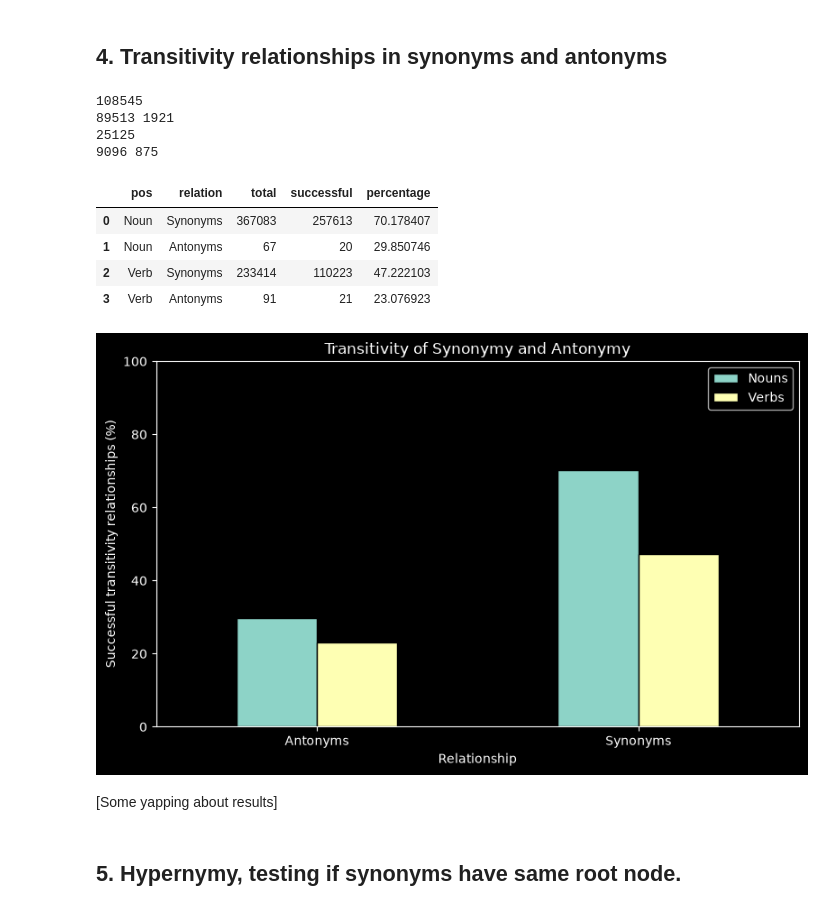
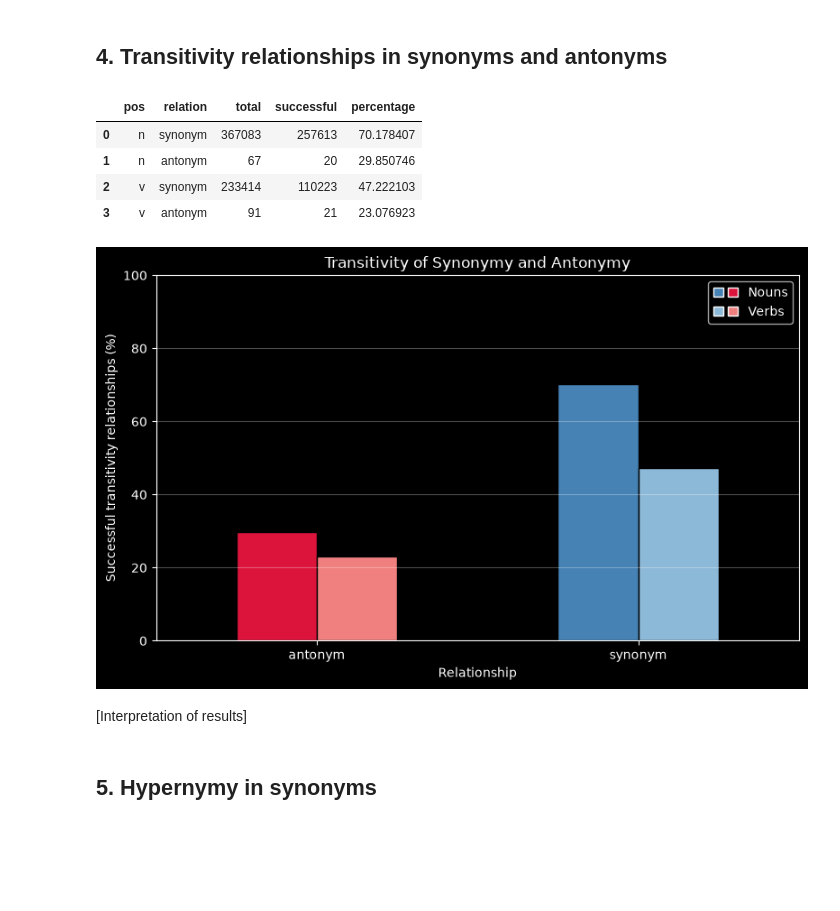
Before and after one commit to Eemeliky/NLP_Project_2026, a Jupyter notebook: NLP_project_2026.ipynb, the cells around one changed output. Cells and saved outputs as stored; diff of their text form; code cells hidden in the pictures; blank space fills up the shorter version.

```diff
--- a/NLP_project_2026.ipynb
+++ b/NLP_project_2026.ipynb
@@ -20,13 +20,21 @@ import pandas as pd
 import numpy as np
 import matplotlib.pyplot as plt
 
+from matplotlib.patches import Patch
+from matplotlib.legend_handler import HandlerTuple
 from collections import defaultdict
 from itertools import combinations
+
 from nltk.corpus import wordnet as wn
-from sympy.physics.units import percent
 
 POS_TAGS = [wn.NOUN, wn.VERB]
 METHODS = ["path", "wup"]
+COLORS = {
+    ("synonym", wn.NOUN): "#4682B4",
+    ("synonym", wn.VERB): "#8DB9D8",
+    ("antonym", wn.NOUN): "#DC143C",
+    ("antonym", wn.VERB): "#F08080",
+}
 
 
 def similarity(s1, s2, method="path"):
@@ -75,6 +83,8 @@ for pos in POS_TAGS:
             'relation': rel,
             'word1': w1,
             'word2': w2,
+            's1': s1,
+            's2': s2,
             'similarity': sim
         })
 
@@ -95,9 +105,8 @@ display(statistics)
  ## 2. Generate pair similarity distribution histograms
 # %%
 BIN_COUNT = 10
-COLORS = ["steelblue", "crimson"]
 
-for i, relation in enumerate(["synonym", "antonym"]):
+for relation in ["synonym", "antonym"]:
     sims = DATAFRAME.loc[DATAFRAME["relation"] == relation, "similarity"].dropna()
 
     min_sim = sims.min()
@@ -106,10 +115,10 @@ for i, relation in enumerate(["synonym", "antonym"]):
     bins = np.linspace(min_sim, max_sim, BIN_COUNT + 1)
 
     plt.figure(figsize=(8,5))
-    plt.hist(sims, bins=bins, edgecolor="black", rwidth=0.8, color=COLORS[i % len(COLORS)])
+    plt.hist(sims, bins=bins, edgecolor="black", rwidth=0.8, color=COLORS[relation, "n"])
     plt.xlabel("Pair similarity")
     plt.ylabel("Number of pairs")
-    plt.title(f"{relation!r} similarity distribution")
+    plt.title(f"{relation} similarity distribution")
     plt.grid(axis='y', alpha=0.3)
 
     plt.tight_layout()
@@ -133,13 +142,11 @@ def build_relations_tables(df_pos):
     synonyms = defaultdict(set)
     antonyms = defaultdict(set)
 
-    print(len(df_pos))
     for row in df_pos.itertuples(index=False):
         table = synonyms if row.relation == "synonym" else antonyms
         table[row.word1].add(row.word2)
         table[row.word2].add(row.word1)
 
-    print(len(synonyms), len(antonyms))
     return synonyms, antonyms
 
 
@@ -158,50 +165,69 @@ def get_transitivity_relationships(relations, synonyms):
 
 results = []
 
-for pos in ["n", "v"]:
+for pos in POS_TAGS:
     df_pos = DATAFRAME[DATAFRAME["pos"] == pos]
 
     synonyms, antonyms = build_relations_tables(df_pos)
 
-    for relation, relations in [("Synonyms", synonyms), ("Antonyms", antonyms)]:
+    for relation, relations in [("synonym", synonyms), ("antonym", antonyms)]:
         total, successful = get_transitivity_relationships(relations, synonyms)
-        percentage = (successful / total) * 100 if total > 0 else 0
 
         results.append({
-            'pos': "Noun" if pos == "n" else "Verb",
+            'pos': pos,
             'relation': relation,
             'total': total,
             'successful': successful,
-            'percentage': percentage
+            'percentage': (successful / total) * 100 if total > 0 else 0
         })
 
 df_transitivity = pd.DataFrame(results)
 display(df_transitivity)
 
-ax = df_transitivity.pivot(
+pivot = df_transitivity.pivot(
     index="relation",
     columns="pos",
     values="percentage"
-).plot.bar(figsize=(8,5), edgecolor="black", rot=0)
+)
+
+ax = pivot.plot.bar(figsize=(8,5), edgecolor="black", rot=0)
+for container, pos in zip(ax.containers, pivot.columns):
+    for bar, relation in zip(container, pivot.index):
+        bar.set_facecolor(COLORS[(relation, pos)])
+
 ax.set_title("Transitivity of Synonymy and Antonymy")
 ax.set_xlabel("Relationship")
 ax.set_ylabel("Successful transitivity relationships (%)")
 ax.set_ylim(0, 100)
 ax.legend(["Nouns", "Verbs"])
+legend_handles = [
+    (
+        Patch(facecolor=COLORS[('synonym', 'n')], edgecolor="white"),
+        Patch(facecolor=COLORS[('antonym', 'n')], edgecolor="white")
+    ),
+    (
+        Patch(facecolor=COLORS[('synonym', 'v')], edgecolor="white"),
+        Patch(facecolor=COLORS[('antonym', 'v')], edgecolor="white")
+    )
+]
+
+ax.legend(
+    legend_handles,
+    ["Nouns", "Verbs"],
+    handler_map={tuple: HandlerTuple(ndivide=None)}
+)
+
+plt.grid(axis='y', alpha=0.3)
 plt.tight_layout()
 plt.show()
 # %% [output]
-108545
-89513 1921
-25125
-9096 875
 |  | pos | relation | total | successful | percentage |
-| 0 | Noun | Synonyms | 367083 | 257613 | 70.178407 |
-| 1 | Noun | Antonyms | 67 | 20 | 29.850746 |
-| 2 | Verb | Synonyms | 233414 | 110223 | 47.222103 |
-| 3 | Verb | Antonyms | 91 | 21 | 23.076923 |
+| 0 | n | synonym | 367083 | 257613 | 70.178407 |
+| 1 | n | antonym | 67 | 20 | 29.850746 |
+| 2 | v | synonym | 233414 | 110223 | 47.222103 |
+| 3 | v | antonym | 91 | 21 | 23.076923 |
-[figure, old version]
+[figure, new version]
 # %% [markdown]
-[Some yapping about results]
+[Interpretation of results]
 # %% [markdown]
-## 5. Hypernymy, testing if synonyms have same root node.
+## 5. Hypernymy in synonyms
```
Also changed, not shown: parts of 9 cells of this notebook.
